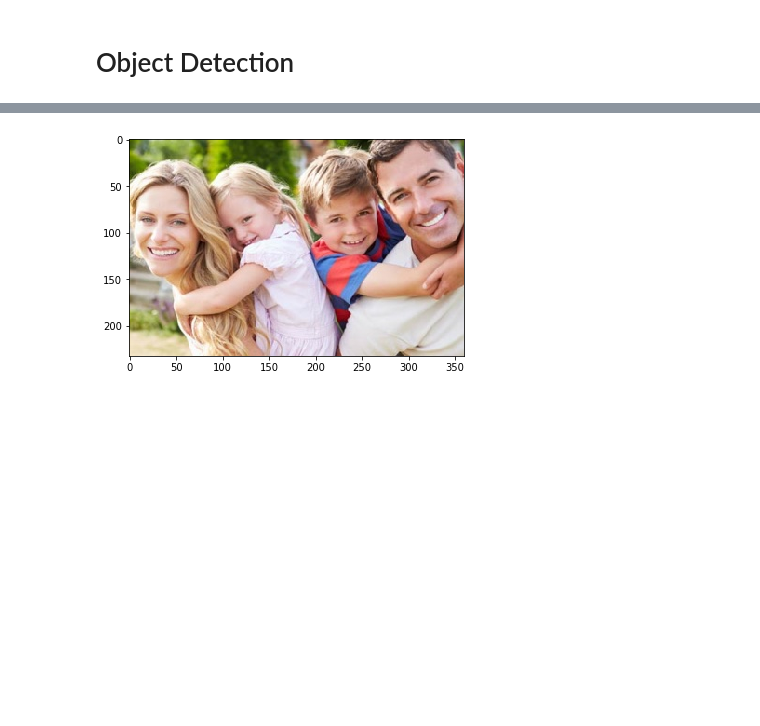
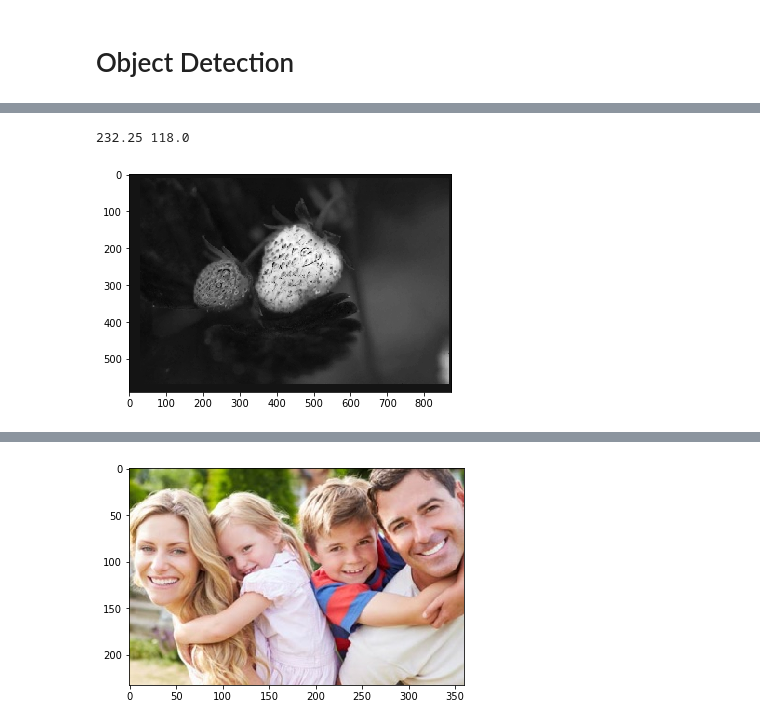
Before and after one commit to doosik71/lecture_python, a Jupyter notebook: 20_opencv/27_Object_Detection.ipynb, the cells around one changed output, grey strips where cells are left out. Saved outputs shown, nothing was run; the diff lists cells and outputs as text; code cells hidden in the pictures; blank space fills up the shorter version.

```diff
--- a/20_opencv/27_Object_Detection.ipynb
+++ b/20_opencv/27_Object_Detection.ipynb
@@ -10,0 +30,9 @@ eye_cascade = cv2.CascadeClassifier('haarcascade_eye.xml')
+# %%
+# Enhance red channel. Many approaches can be possible. ie. HSV color space.
+fused_channel = red_channel / 2 + 127 - green_channel / 4 - blue_channel / 4
+# red -> 255, white & black -> 127, green & blue -> 0
+plt.imshow(fused_channel, cmap='gray')
+print(np.max(fused_channel), np.min(fused_channel))
+# %% [output]
+232.25 118.0
+[figure, added]
```
Also changed, not shown: parts of 17 cells of this notebook, 1 other file.
